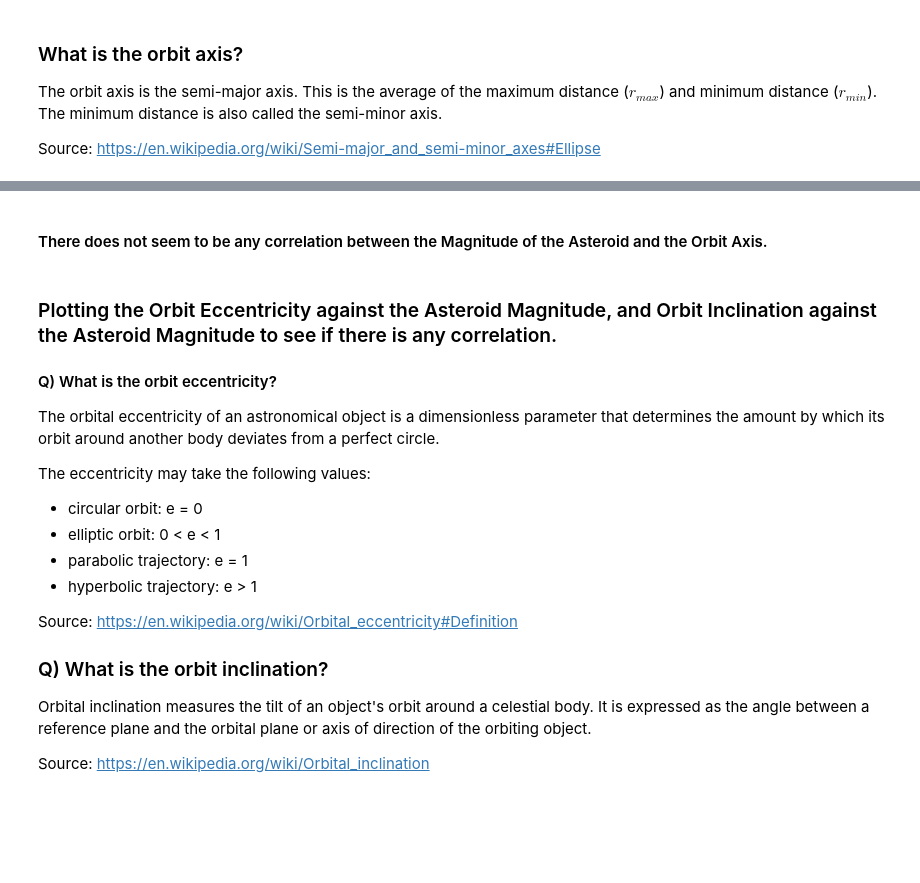
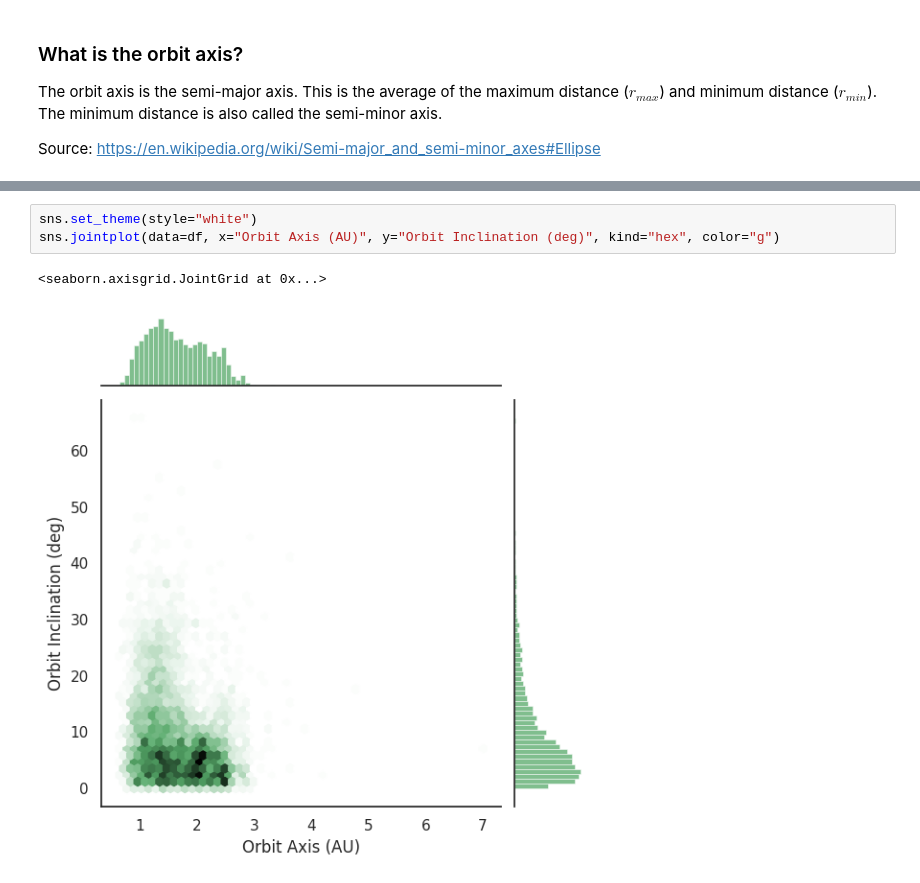
Before and after one commit to ubco-W2022T2-data301/project-group-group34, a Jupyter notebook: analysis/analysis2.ipynb, the cells around one changed output, grey strips where cells are left out. Drawn from its saved outputs; the diff is of its cells as text; blank space fills up the shorter version.

```diff
--- a/analysis/analysis2.ipynb
+++ b/analysis/analysis2.ipynb
@@ -76,21 +64,6 @@ hexplot_magnituderange_Orbitaxix = sns.jointplot(data=df_ank_filtered, x='Astero
-# %% [markdown]
-#### There does not seem to be any correlation between the Magnitude of the Asteroid and the Orbit Axis.
-# %% [markdown]
-### Plotting the Orbit Eccentricity against the Asteroid Magnitude, and Orbit Inclination against the Asteroid Magnitude to see if there is any correlation.
-
-#### Q) What is the orbit eccentricity?
-The orbital eccentricity of an astronomical object is a dimensionless parameter that determines the amount by which its orbit around another body deviates from a perfect circle.
-
-The eccentricity may take the following values:
-- circular orbit: e = 0
-- elliptic orbit: 0 < e < 1
-- parabolic trajectory: e = 1
-- hyperbolic trajectory: e > 1
-
-Source: https://en.wikipedia.org/wiki/Orbital_eccentricity#Definition
-
-
-### Q) What is the orbit inclination?
-Orbital inclination measures the tilt of an object's orbit around a celestial body. It is expressed as the angle between a reference plane and the orbital plane or axis of direction of the orbiting object.
-
-Source: https://en.wikipedia.org/wiki/Orbital_inclination
+# %%
+sns.set_theme(style="white")
+sns.jointplot(data=df, x="Orbit Axis (AU)", y="Orbit Inclination (deg)", kind="hex", color="g")
+# %% [output]
+<seaborn.axisgrid.JointGrid at 0x...>
+[figure, added]
```
Also changed, not shown: parts of 28 cells of this notebook.
